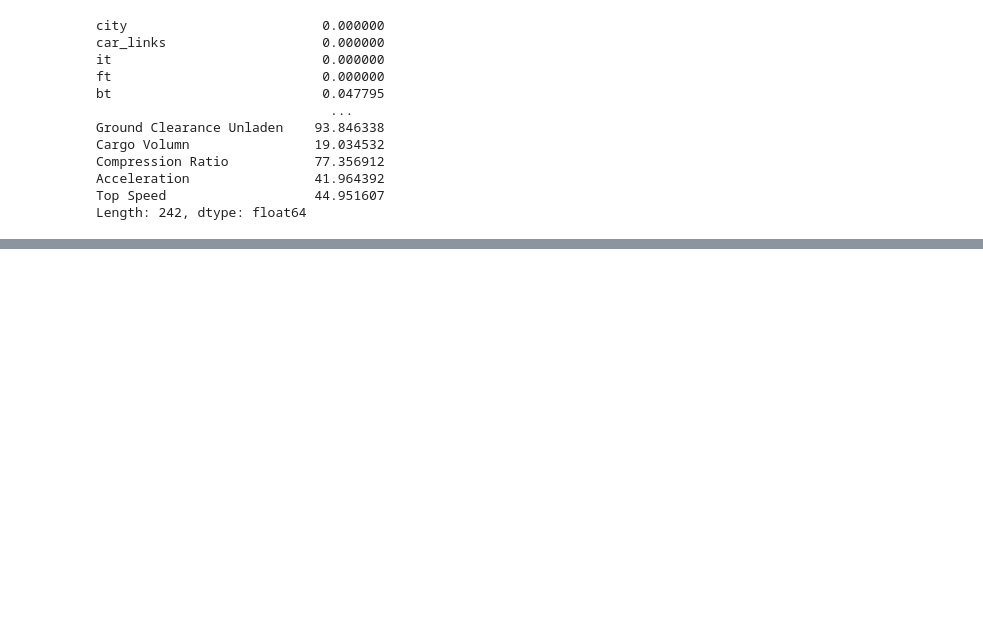
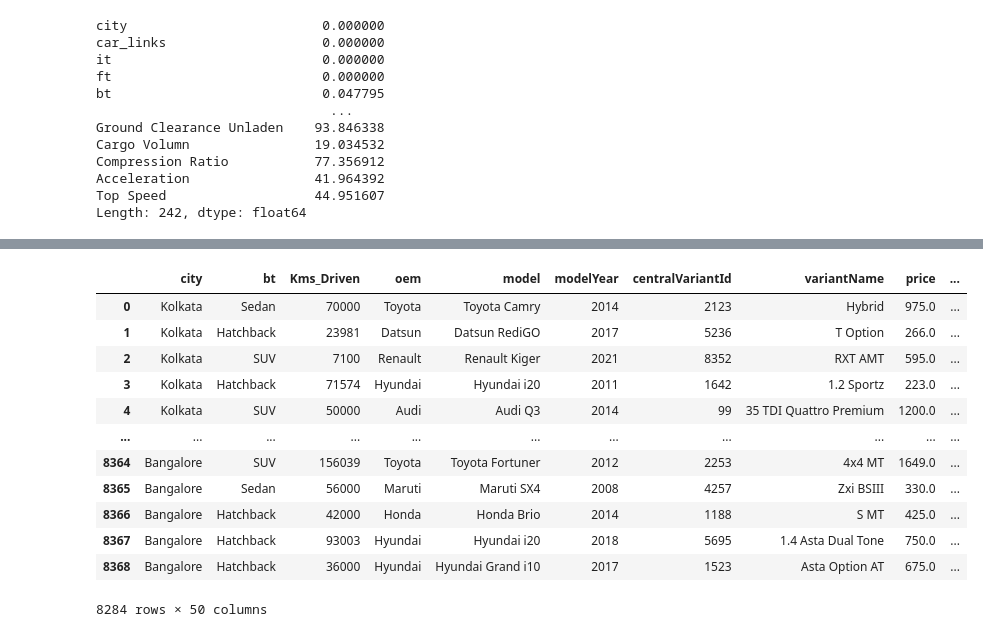
Before and after one commit to AravindhKumarA9/Car_dheko, a Jupyter notebook: car_dheko.ipynb, the cells around one changed output, grey strips where cells are left out. Saved outputs shown, nothing was run; the diff lists cells and outputs as text; code cells hidden in the pictures; blank space fills up the shorter version.

```diff
--- a/car_dheko.ipynb
+++ b/car_dheko.ipynb
@@ -381,0 +413,33 @@ Index(['city', 'car_links', 'ft', 'bt', 'km', 'transmission', 'ownerNo',
+# %%
+def convert_to_lakhs(price_str):
+    price_str = price_str.replace('₹', '').replace(',', '').strip()
+    if 'Crore' in price_str:
+        return float(price_str.replace('Crore', '')) * 100
+    elif 'Lakh' in price_str:
+        return float(price_str.replace('Lakh', ''))
+    elif 'Thousand' in price_str:
+        return float(price_str.replace('Thousand', '')) / 100
+    else:
+        return float(price_str)
+Final['price'] = Final['price'].apply(convert_to_lakhs)
+# %%
+# Enhanced function to handle 'Lakh', 'Crore', and comma removal
+def convert_price_to_thousands(value):
+    # Remove '₹' and commas, then strip whitespace
+    clean_value = value.replace('₹', '').replace(',', '').strip()
+
+    # Check if the value is in "Crore" or "Lakh" and convert accordingly
+    if 'Crore' in clean_value:
+        clean_value = float(clean_value.replace('Crore', '').strip()) * 100000  # Convert crore to thousands
+    elif 'Lakh' in clean_value:
+        clean_value = float(clean_value.replace('Lakh', '').strip()) * 100  # Convert lakh to thousands
+    else:
+        clean_value = float(clean_value)  # Assume it's already in rupees
+
+    return clean_value
+
+# Apply the function to the Price column
+Final['price'] = Final['price'].apply(convert_price_to_thousands)
+
+# Display the first few rows to confirm changes
+Final.head()
@@ -381,0 +453,24 @@ Index(['city', 'car_links', 'ft', 'bt', 'km', 'transmission', 'ownerNo',
+# %%
+# Define the regex pattern to match all units you want to remove
+pattern = r'\b(₹|,|Lakh|kmpl|CC|mm|kg|metres|Kmph|Sec|Seconds|Lit|litres)\b'
+
+# Select only object-type columns and apply the regex replacement
+for i in Final.select_dtypes(include='object').columns:
+    Final[i] = Final[i].str.replace(pattern, '', regex=True).str.strip()
+
+# Display the first few rows of the cleaned DataFrame to confirm changes
+Final
+# %% [output]
+|  | city | bt | Kms_Driven | oem | model | modelYear | centralVariantId | variantName | price | ... |
+| 0 | Kolkata | Sedan | 70000 | Toyota | Toyota Camry | 2014 | 2123 | Hybrid | 975.0 | ... |
+| 1 | Kolkata | Hatchback | 23981 | Datsun | Datsun RediGO | 2017 | 5236 | T Option | 266.0 | ... |
+| 2 | Kolkata | SUV | 7100 | Renault | Renault Kiger | 2021 | 8352 | RXT AMT | 595.0 | ... |
+| 3 | Kolkata | Hatchback | 71574 | Hyundai | Hyundai i20 | 2011 | 1642 | 1.2 Sportz | 223.0 | ... |
+| 4 | Kolkata | SUV | 50000 | Audi | Audi Q3 | 2014 | 99 | 35 TDI Quattro Premium | 1200.0 | ... |
+| ... | ... | ... | ... | ... | ... | ... | ... | ... | ... | ... |
+| 8364 | Bangalore | SUV | 156039 | Toyota | Toyota Fortuner | 2012 | 2253 | 4x4 MT | 1649.0 | ... |
+| 8365 | Bangalore | Sedan | 56000 | Maruti | Maruti SX4 | 2008 | 4257 | Zxi BSIII | 330.0 | ... |
+| 8366 | Bangalore | Hatchback | 42000 | Honda | Honda Brio | 2014 | 1188 | S MT | 425.0 | ... |
+| 8367 | Bangalore | Hatchback | 93003 | Hyundai | Hyundai i20 | 2018 | 5695 | 1.4 Asta Dual Tone | 750.0 | ... |
+| 8368 | Bangalore | Hatchback | 36000 | Hyundai | Hyundai Grand i10 | 2017 | 1523 | Asta Option AT | 675.0 | ... |
+8284 rows × 50 columns
```
Also changed, not shown: parts of 31 cells of this notebook, 3 other files.
